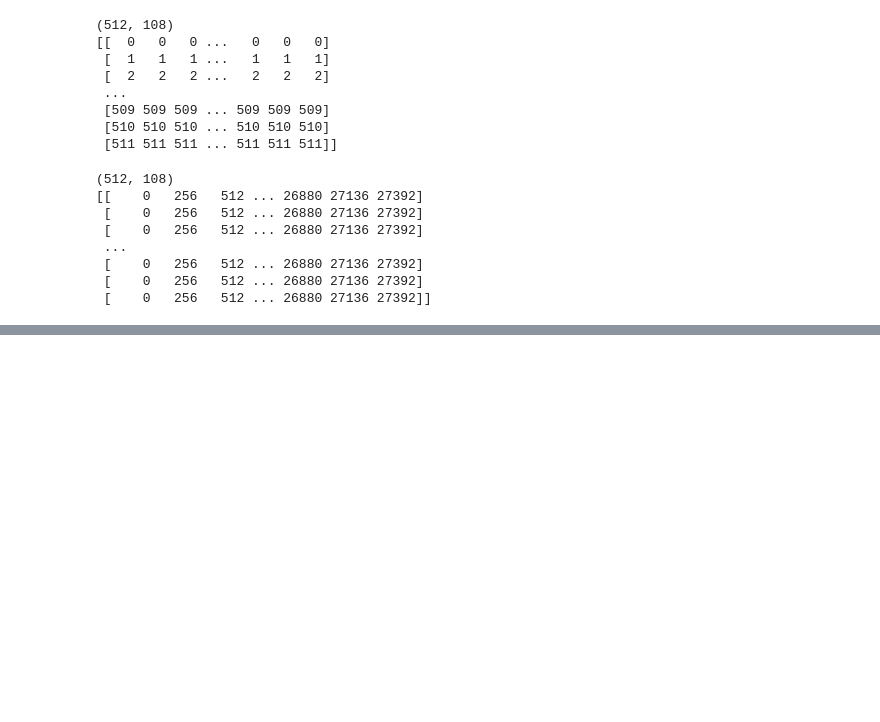
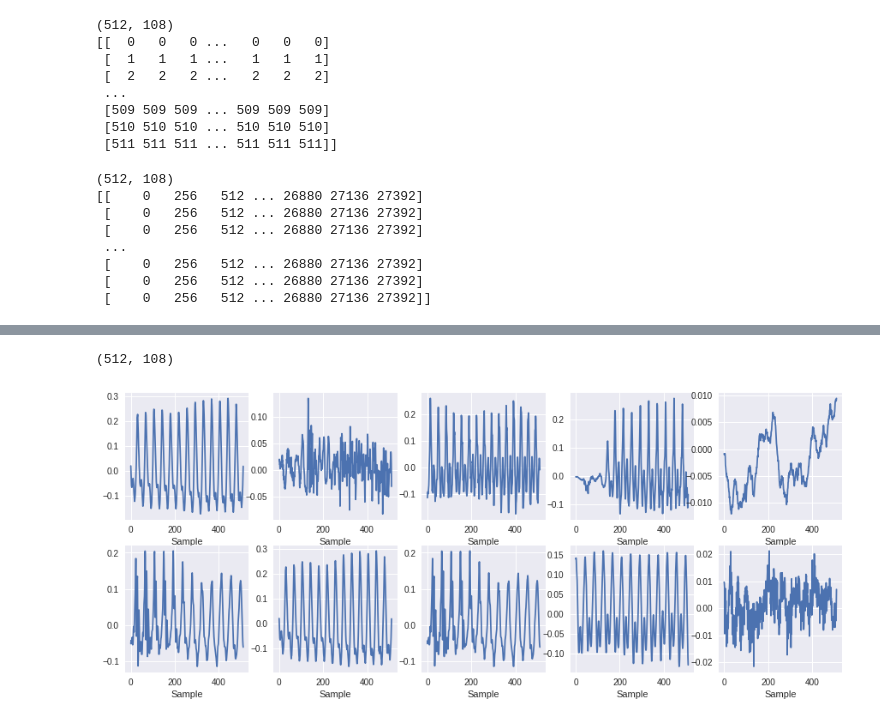
Before and after one commit to cattaneoluca/ML_for_audio, a Jupyter notebook: seminar_1/seminar_1.ipynb, the cells around one changed output, grey strips where cells are left out. Drawn from its saved outputs; the diff is of its cells as text; code cells hidden in the pictures; blank space fills up the shorter version.

```diff
--- a/seminar_1/seminar_1.ipynb
+++ b/seminar_1/seminar_1.ipynb
@@ -93,3 +93,7 @@ print(frame_ind)
  [    0   256   512 ... 26880 27136 27392]
  [    0   256   512 ... 26880 27136 27392]
  [    0   256   512 ... 26880 27136 27392]]
+# %%
+indices = inframe_ind + frame_ind
+print(indices)
+# Matrix of specific indices
@@ -95,0 +108,6 @@ print(frame_ind)
+# %%
+frames = signal[indices]
+
+frames.shape
+# %% [output]
+(512, 108)
@@ -95,0 +121,10 @@ print(frame_ind)
+# %%
+# plot frames
+randwins = np.random.randint(0,num_frames-1,10)
+plt.figure(figsize=(15,6))
+for i in range(10):
+  plt.subplot(2,5, i+1)
+  plt.plot(frames[:, randwins[i]])
+  plt.xlabel('Sample')
+# %% [output]
+[figure, added]
```
Also changed, not shown: parts of 6 cells of this notebook.
